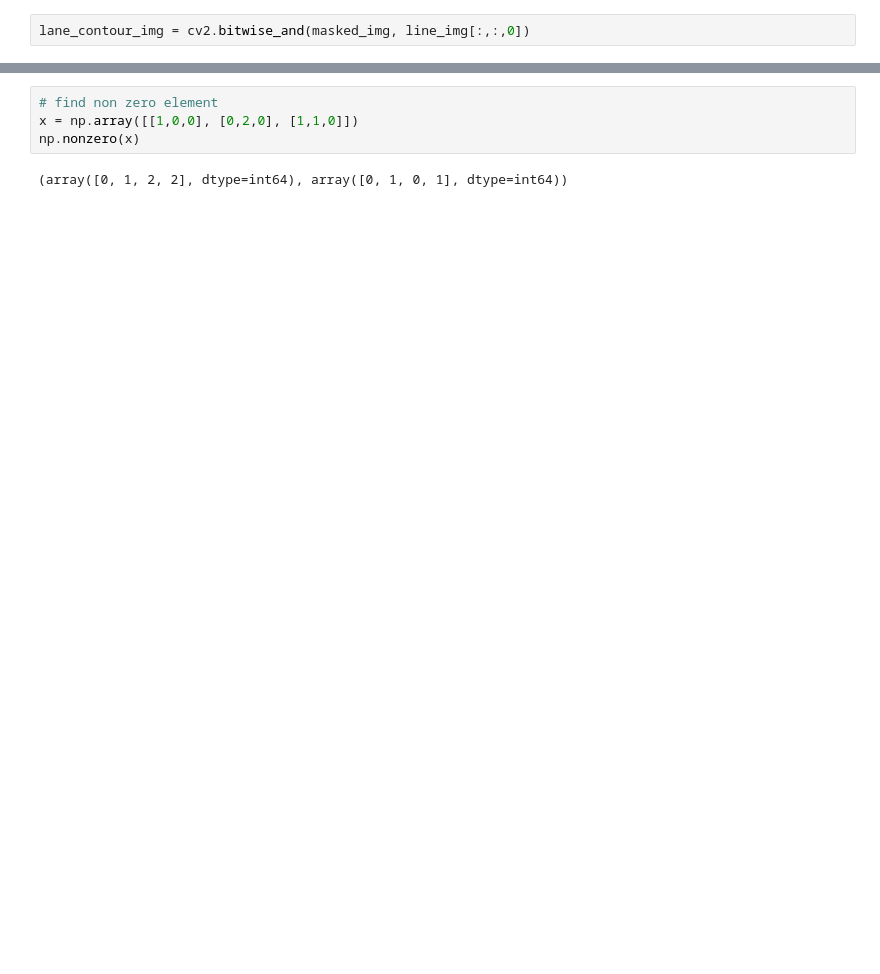
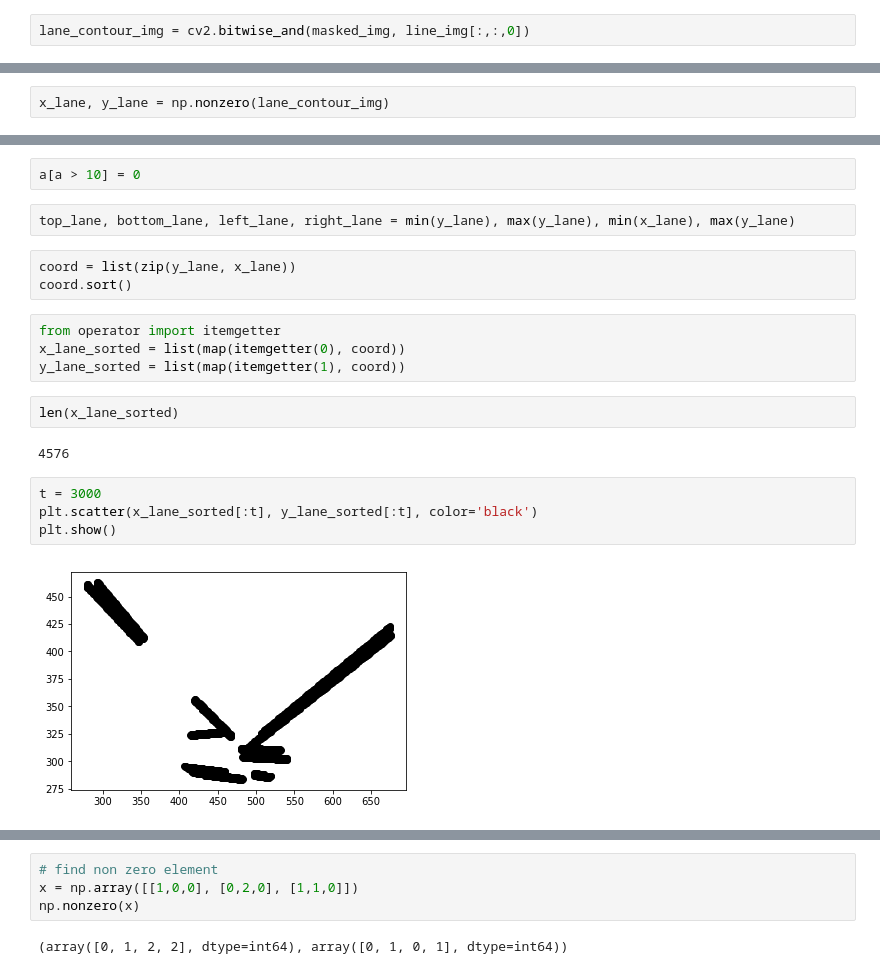
Before and after one commit to YouYueHuang/SelfDrivingCarProjects, a Jupyter notebook: CarND-LaneLines-P1-master/P1.ipynb, the cells around one changed output, grey strips where cells are left out. Cells and saved outputs as stored; diff of their text form; blank space fills up the shorter version.

```diff
--- a/CarND-LaneLines-P1-master/P1.ipynb
+++ b/CarND-LaneLines-P1-master/P1.ipynb
@@ -287,0 +284,2 @@ array([ 79,  78,  71, ..., 112,  78,  39], dtype=uint8)
+# %%
+x_lane, y_lane = np.nonzero(lane_contour_img)
@@ -287,0 +301,21 @@ array([ 79,  78,  71, ..., 112,  78,  39], dtype=uint8)
+# %%
+a[a > 10] = 0
+# %%
+top_lane, bottom_lane, left_lane, right_lane = min(y_lane), max(y_lane), min(x_lane), max(y_lane)
+# %%
+coord = list(zip(y_lane, x_lane))
+coord.sort()
+# %%
+from operator import itemgetter
+x_lane_sorted = list(map(itemgetter(0), coord))
+y_lane_sorted = list(map(itemgetter(1), coord))
+# %%
+len(x_lane_sorted)
+# %% [output]
+4576
+# %%
+t = 3000
+plt.scatter(x_lane_sorted[:t], y_lane_sorted[:t], color='black')
+plt.show()
+# %% [output]
+[figure, added]
```
Also changed, not shown: parts of 13 cells of this notebook, 2 other files.
